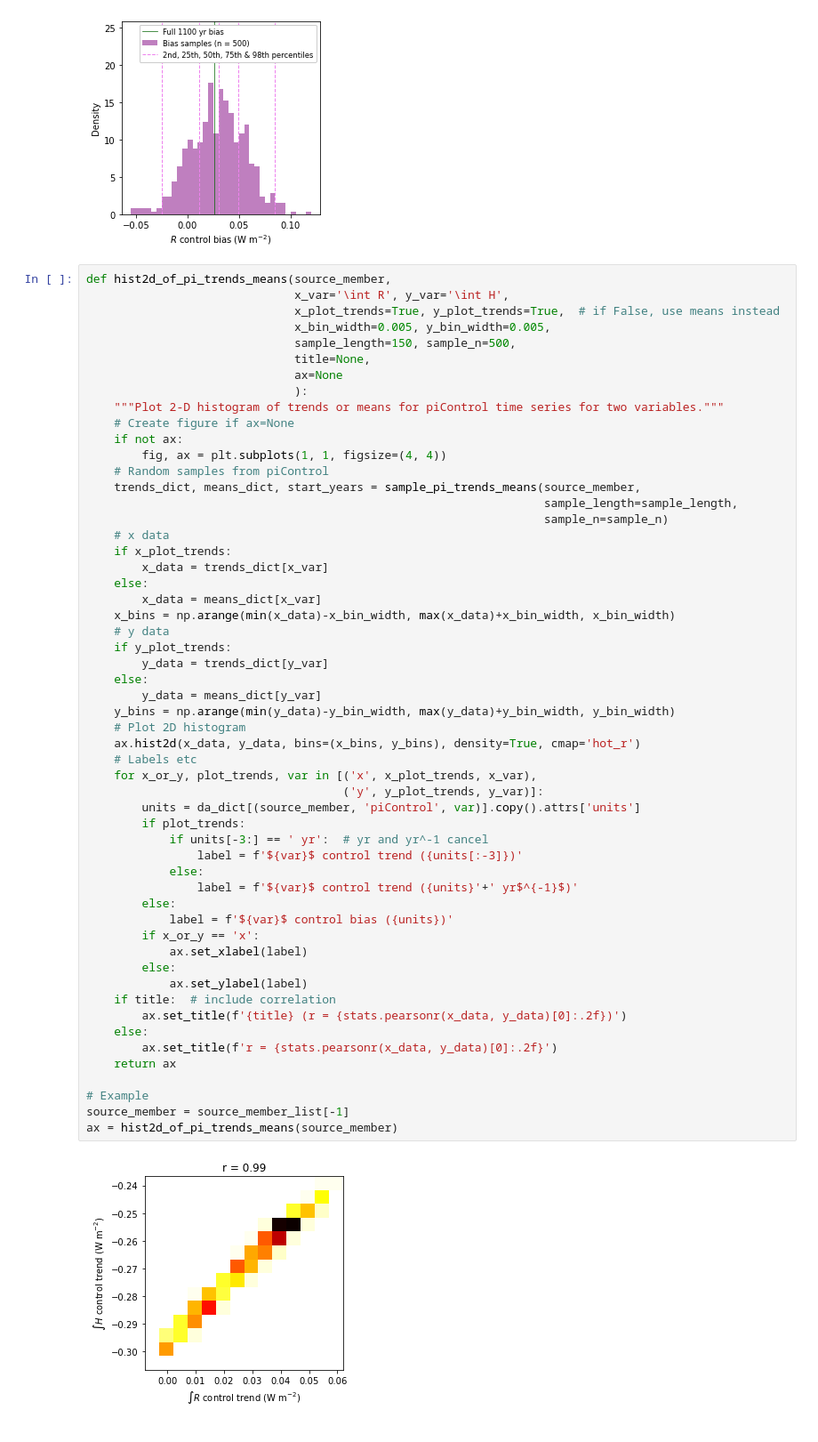
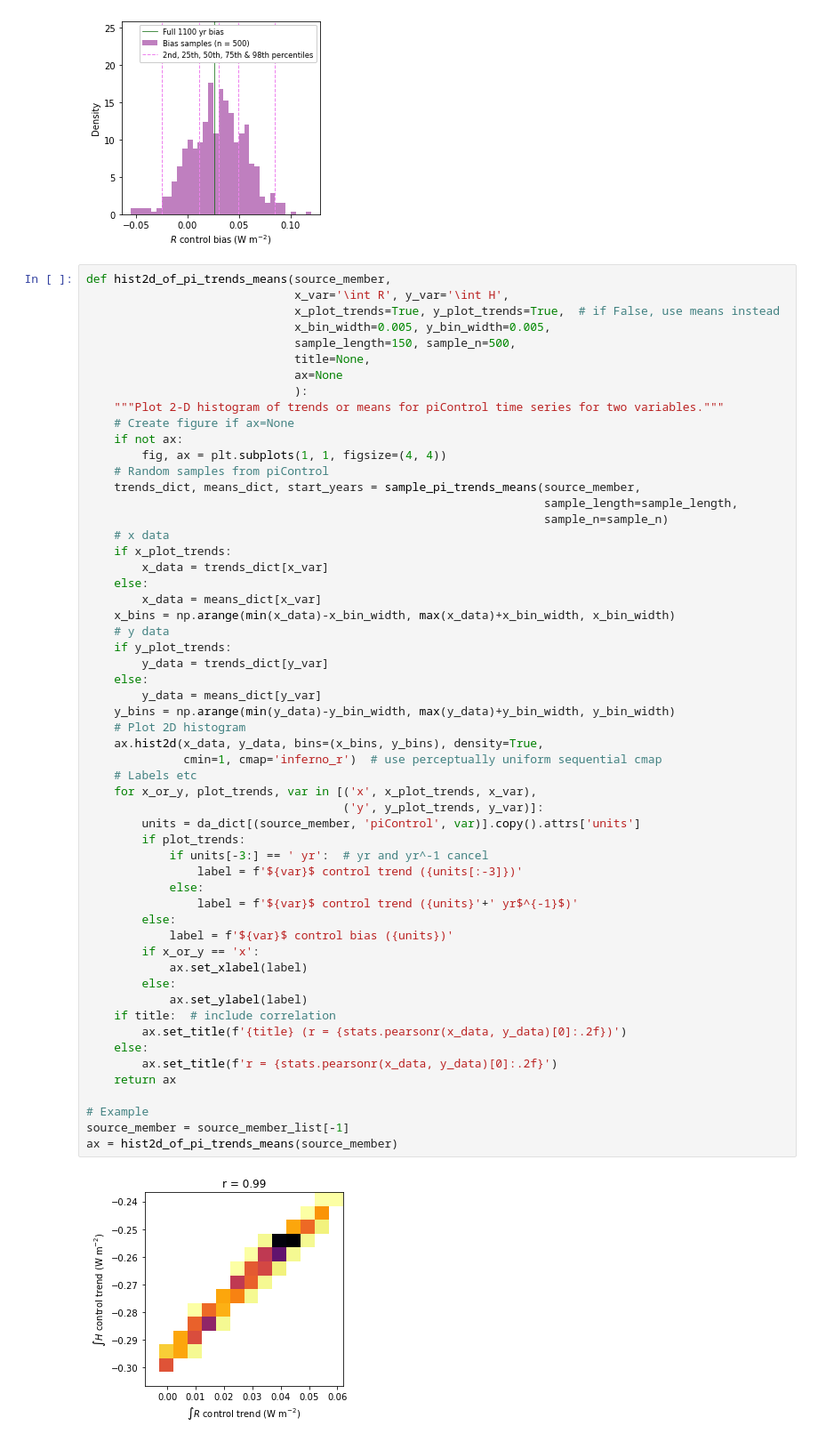
Before and after one commit to grandey/d22a-mcdc, a Jupyter notebook: mcdc_analysis_d22a.ipynb, the cells around one changed output. Shown at 89% size. Saved outputs shown, nothing was run; the diff lists cells and outputs as text.

Commit message:
hist2d_of_pi_trends_means(): use perceptually uniform sequential cmap (inferno).

```diff
--- a/mcdc_analysis_d22a.ipynb
+++ b/mcdc_analysis_d22a.ipynb
@@ -1149,35 +1149,36 @@ def hist2d_of_pi_trends_means(source_member,
         y_data = trends_dict[y_var]
     else:
         y_data = means_dict[y_var]
     y_bins = np.arange(min(y_data)-y_bin_width, max(y_data)+y_bin_width, y_bin_width)
     # Plot 2D histogram
-    ax.hist2d(x_data, y_data, bins=(x_bins, y_bins), density=True, cmap='hot_r')
+    ax.hist2d(x_data, y_data, bins=(x_bins, y_bins), density=True,
+              cmin=1, cmap='inferno_r')  # use perceptually uniform sequential cmap
     # Labels etc
     for x_or_y, plot_trends, var in [('x', x_plot_trends, x_var),
                                      ('y', y_plot_trends, y_var)]:
         units = da_dict[(source_member, 'piControl', var)].copy().attrs['units']
         if plot_trends:
             if units[-3:] == ' yr':  # yr and yr^-1 cancel
                 label = f'${var}$ control trend ({units[:-3]})'
             else:
                 label = f'${var}$ control trend ({units}'+' yr$^{-1}$)'
         else:
             label = f'${var}$ control bias ({units})'
         if x_or_y == 'x':
             ax.set_xlabel(label)
         else:
             ax.set_ylabel(label)
     if title:  # include correlation
         ax.set_title(f'{title} (r = {stats.pearsonr(x_data, y_data)[0]:.2f})')
     else:
         ax.set_title(f'r = {stats.pearsonr(x_data, y_data)[0]:.2f}')
     return ax
 
 # Example
 source_member = source_member_list[-1]
 ax = hist2d_of_pi_trends_means(source_member)
 # %% [output]
-[figure, old version]
+[figure, new version]
 # %%
 ! date
 # %% [output]
```
Also changed, not shown: parts of 10 cells of this notebook.
